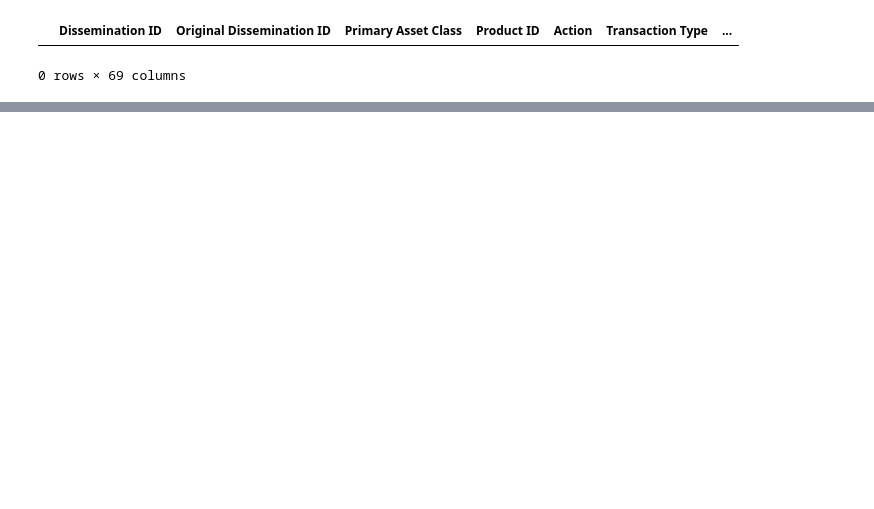
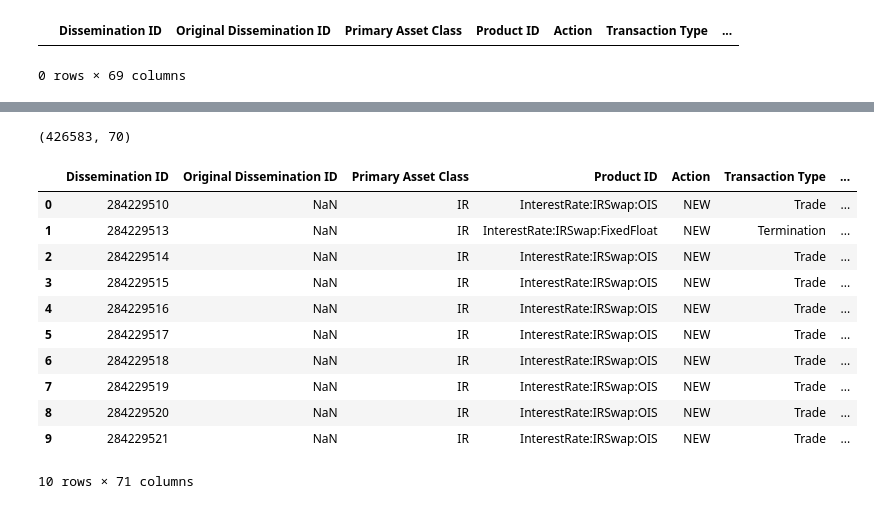
Before and after one commit to drastorguev/nqis_simple_app, a Jupyter notebook: Notebooks/EDA.ipynb, the cells around one changed output, grey strips where cells are left out. Saved outputs shown, nothing was run; the diff lists cells and outputs as text; code cells hidden in the pictures; blank space fills up the shorter version.

```diff
--- a/Notebooks/EDA.ipynb
+++ b/Notebooks/EDA.ipynb
@@ -208,0 +262,3 @@ raw_df_master[raw_df_master['Dissemination ID'].duplicated()]
+# %%
+base_currency = 'USD'
+raw_df_master.groupby('Notional Currency 1')['exch_date'].agg(['min', 'max']).head(5).reset_index()
@@ -208,0 +361,19 @@ raw_df_master[raw_df_master['Dissemination ID'].duplicated()]
+# %%
+raw_df_master.shape
+# %% [output]
+(426583, 70)
+# %%
+raw_df_master.head(10)
+# %% [output]
+|  | Dissemination ID | Original Dissemination ID | Primary Asset Class | Product ID | Action | Transaction Type | ... |
+| 0 | 284229510 | NaN | IR | InterestRate:IRSwap:OIS | NEW | Trade | ... |
+| 1 | 284229513 | NaN | IR | InterestRate:IRSwap:FixedFloat | NEW | Termination | ... |
+| 2 | 284229514 | NaN | IR | InterestRate:IRSwap:OIS | NEW | Trade | ... |
+| 3 | 284229515 | NaN | IR | InterestRate:IRSwap:OIS | NEW | Trade | ... |
+| 4 | 284229516 | NaN | IR | InterestRate:IRSwap:OIS | NEW | Trade | ... |
+| 5 | 284229517 | NaN | IR | InterestRate:IRSwap:OIS | NEW | Trade | ... |
+| 6 | 284229518 | NaN | IR | InterestRate:IRSwap:OIS | NEW | Trade | ... |
+| 7 | 284229519 | NaN | IR | InterestRate:IRSwap:OIS | NEW | Trade | ... |
+| 8 | 284229520 | NaN | IR | InterestRate:IRSwap:OIS | NEW | Trade | ... |
+| 9 | 284229521 | NaN | IR | InterestRate:IRSwap:OIS | NEW | Trade | ... |
+10 rows × 71 columns
```
Also changed, not shown: parts of 37 cells of this notebook.
